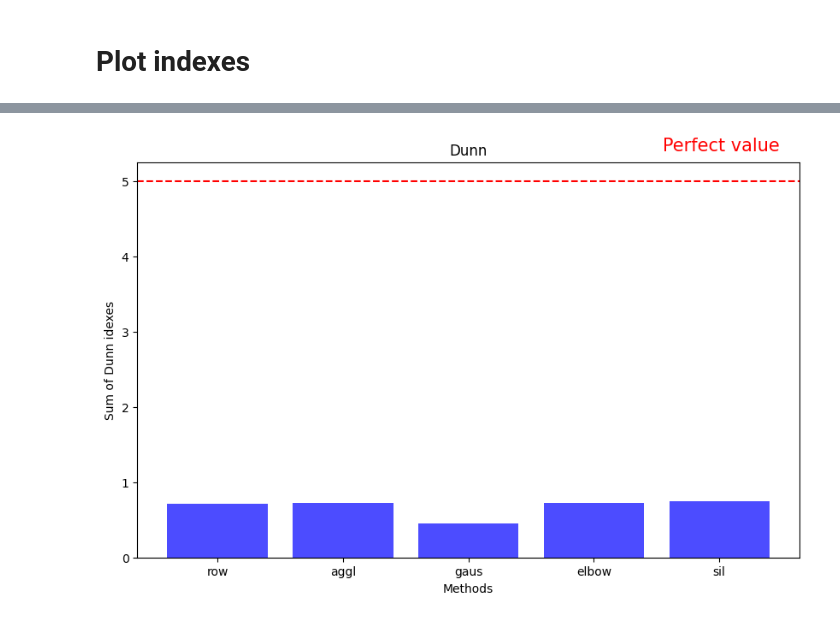
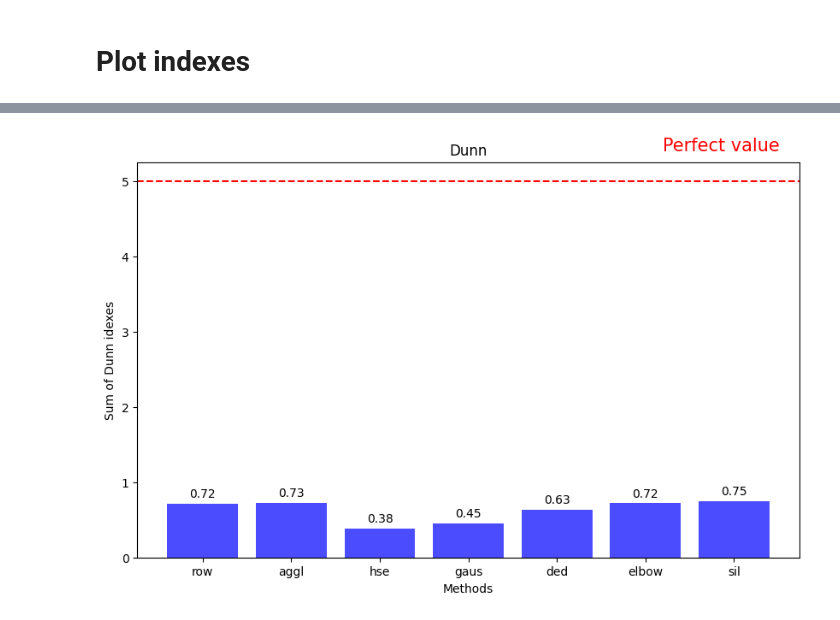
Before and after one commit to FIvER4IK/novel_methods_finding_k, a Jupyter notebook: Project.ipynb, the cells around one changed output, grey strips where cells are left out. Saved outputs shown, nothing was run; the diff lists cells and outputs as text; code cells hidden in the pictures.

```diff
--- a/Project.ipynb
+++ b/Project.ipynb
@@ -842,5 +913,11 @@ silhouette_sum_gaus = silhouette_gaus_wine + silhouette_gaus_iris + silhouette_g
 silhouette_sum.append(silhouette_sum_gaus)
 # %% [markdown]
 ### DeD
+# %%
+labels_ded_wine = perform_kmeans_clustering(X_wine, 5)
+labels_ded_iris = perform_kmeans_clustering(X_iris, 2)
+labels_ded_landsat = perform_kmeans_clustering(X_landsat, 2)
+labels_ded_magic = perform_kmeans_clustering(X_magic, 2)
+labels_ded_glass = perform_kmeans_clustering(X_glass, 2)
 # %% [markdown]
 ##### Davies-Bouldin
@@ -847,2 +945,8 @@ silhouette_sum.append(silhouette_sum_gaus)
 # %% [markdown]
 ##### Dunn
+# %%
+dunn_ded_wine = calculate_dunn(X_wine, labels_ded_wine)
+dunn_ded_iris = calculate_dunn(X_iris, labels_ded_iris)
+dunn_ded_landsat = calculate_dunn(X_landsat, labels_ded_landsat)
+dunn_ded_magic = calculate_dunn(X_magic, labels_ded_magic)
+dunn_ded_glass = calculate_dunn(X_glass, labels_ded_glass)
@@ -849,2 +965,5 @@ silhouette_sum.append(silhouette_sum_gaus)
+# %%
+dunn_sum_ded = dunn_ded_wine + dunn_ded_iris + dunn_ded_landsat + dunn_ded_magic + dunn_ded_glass
+dunn_sum.append(dunn_sum_ded)
 # %% [markdown]
 ##### Silhouette
@@ -1030,7 +1174,11 @@ import matplotlib.pyplot as plt
 def plot_comparison_dunn(dunn_sums, methods):
     plt.figure(figsize=(10,6))
 
-    plt.bar(methods, dunn_sums, color='blue', alpha=0.7)
+    bars = plt.bar(methods, dunn_sums, color='blue', alpha=0.7)
+
+    for bar in bars:
+        yval = bar.get_height()
+        plt.text(bar.get_x() + bar.get_width()/2, yval + 0.05, round(yval, 2), ha='center', va='bottom')
 
     plt.title("Dunn")
     plt.xlabel('Methods')
@@ -1041,9 +1189,9 @@ def plot_comparison_dunn(dunn_sums, methods):
 
     plt.show()
 # %%
-plot_comparison_dunn(dunn_sum, ['row', 'aggl', 'gaus', 'elbow', 'sil'])
+plot_comparison_dunn(dunn_sum, ['row', 'aggl', 'hse', 'gaus', 'ded', 'elbow', 'sil'])
 # %% [output]
-[figure, old version]
+[figure, new version]
 # %%
 import matplotlib.pyplot as plt
 
```
Also changed, not shown: parts of 22 cells of this notebook.
